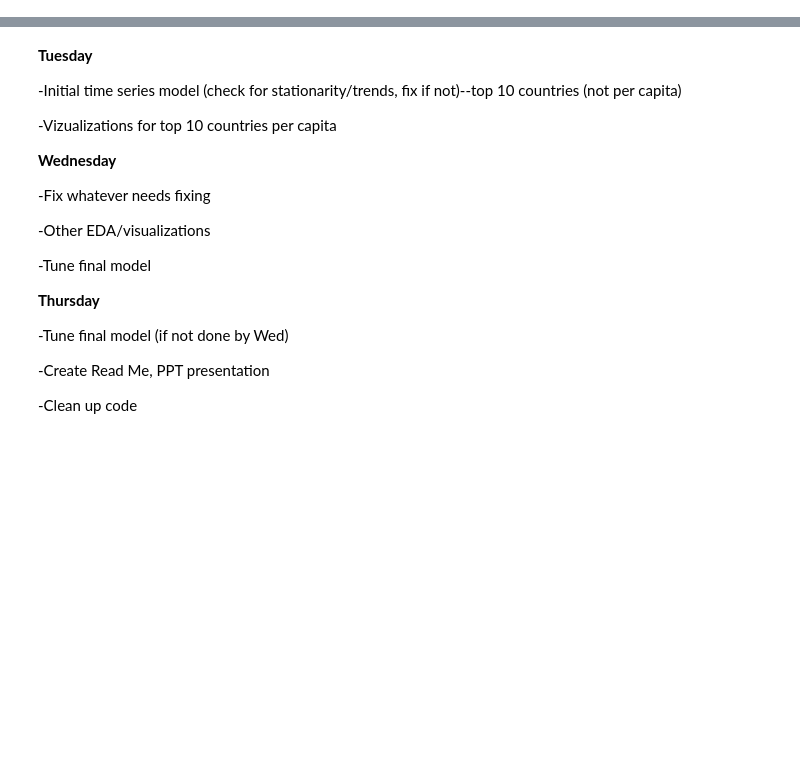
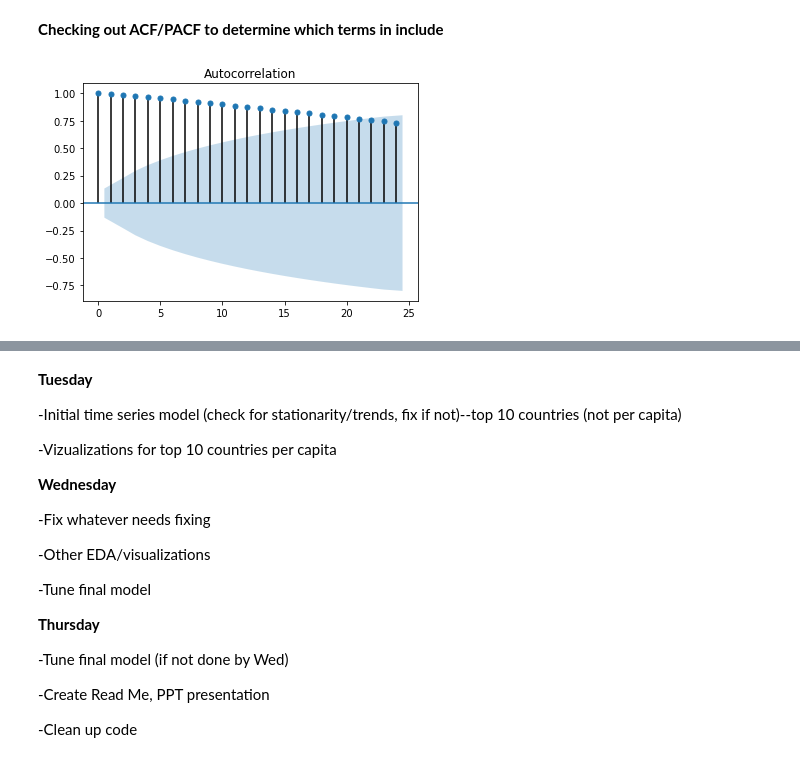
Before and after one commit to Davida1014/CO2_TimeSeries, a Jupyter notebook: CO2_TimeSeries.ipynb, the cells around one changed output, grey strips where cells are left out. Saved outputs shown, nothing was run; the diff lists cells and outputs as text; code cells hidden in the pictures; blank space fills up the shorter version.

```diff
--- a/CO2_TimeSeries.ipynb
+++ b/CO2_TimeSeries.ipynb
@@ -132,0 +132,11 @@ KeyboardInterrupt:
+# %% [markdown]
+**Checking out ACF/PACF to determine which terms in include**
+# %%
+from statsmodels.graphics.tsaplots import plot_acf
+
+plot_acf(df_USA[:-1], alpha=.05);
+
+##NOTE: lag of 1,2,3 (and maybe 4) are significant
+##NOTE: data is geometric! (indicates AR)
+# %% [output]
+[figure, added]
```
Also changed, not shown: parts of 51 cells of this notebook, 1 other file.
